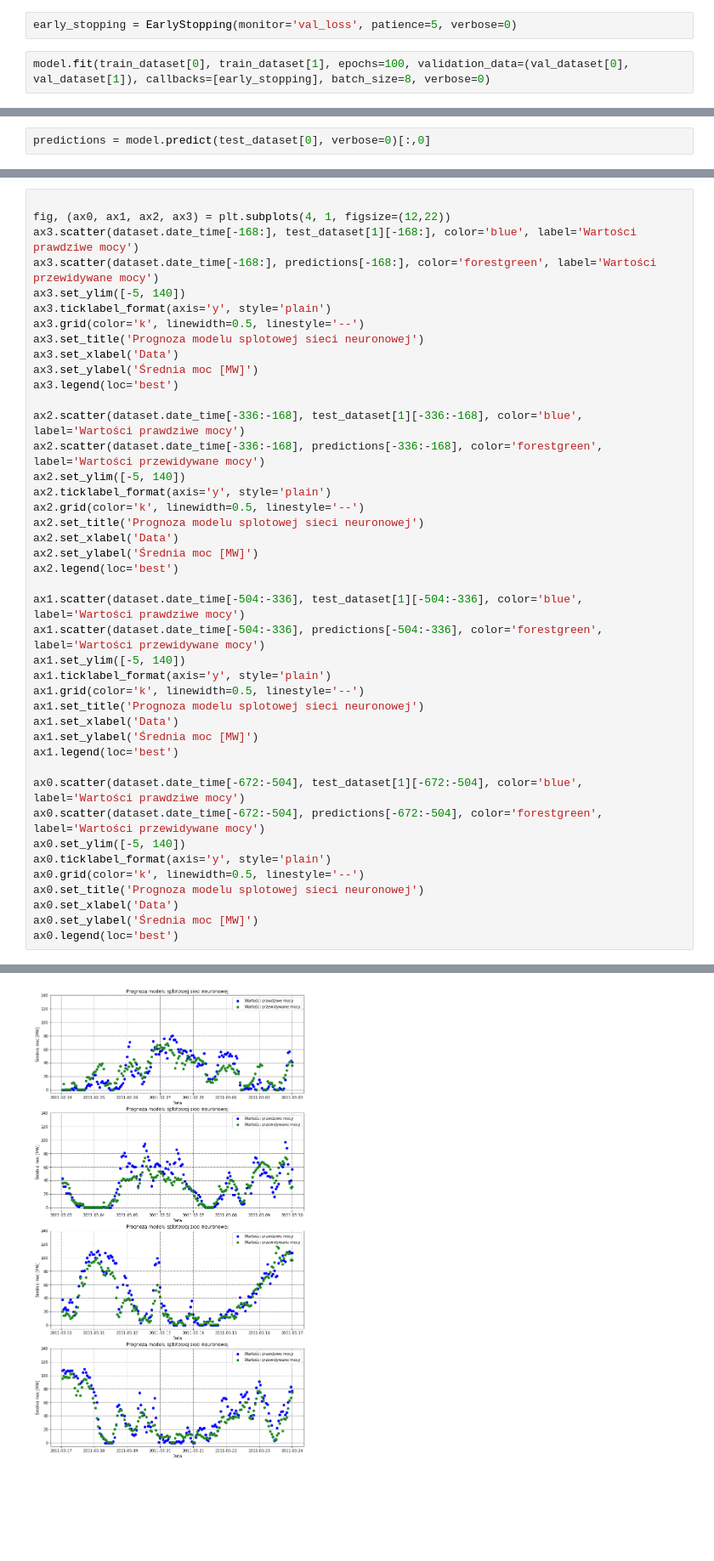
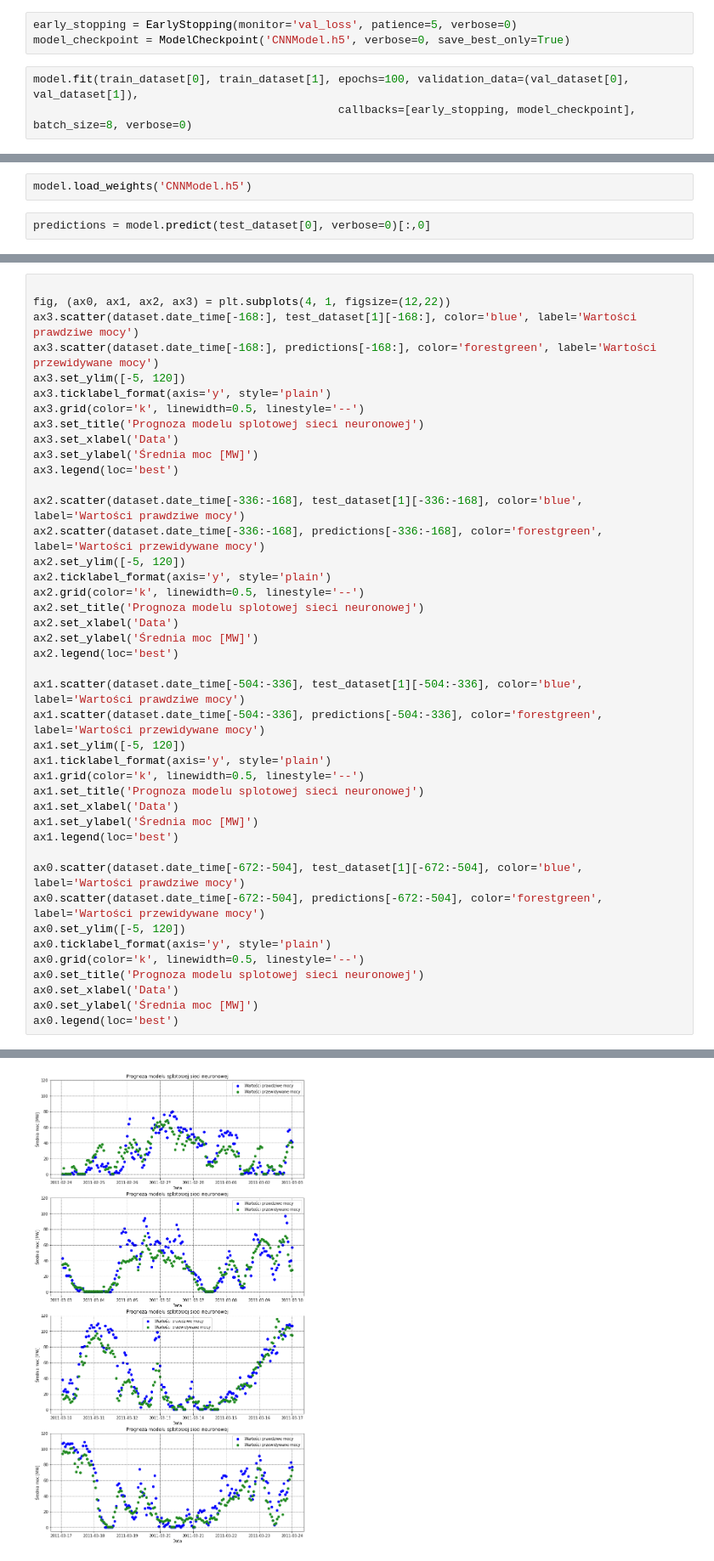
Before and after one commit to Dawidemm/wind-farm-power-forecasting, a Jupyter notebook: ForecastingCNN.ipynb, the cells around one changed output, grey strips where cells are left out. Shown: that part at 85% size. Saved outputs shown, nothing was run; the diff lists cells and outputs as text; blank space fills up the shorter version.

```diff
--- a/ForecastingCNN.ipynb
+++ b/ForecastingCNN.ipynb
@@ -39,7 +38,9 @@ model.add(Dense(units=1))
 model.compile(optimizer=Adam(0.0001), loss='mse')
 # %%
 early_stopping = EarlyStopping(monitor='val_loss', patience=5, verbose=0)
+model_checkpoint = ModelCheckpoint('CNNModel.h5', verbose=0, save_best_only=True)
 # %%
-model.fit(train_dataset[0], train_dataset[1], epochs=100, validation_data=(val_dataset[0], val_dataset[1]), callbacks=[early_stopping], batch_size=8, verbose=0)
+model.fit(train_dataset[0], train_dataset[1], epochs=100, validation_data=(val_dataset[0], val_dataset[1]),
+                                              callbacks=[early_stopping, model_checkpoint], batch_size=8, verbose=0)
 # %% [output]
 <keras.callbacks.History at 0x...>
@@ -46,3 +67,5 @@ model.fit(train_dataset[0], train_dataset[1], epochs=100, validation_data=(val_d
+# %%
+model.load_weights('CNNModel.h5')
 # %%
 predictions = model.predict(test_dataset[0], verbose=0)[:,0]
 # %%
@@ -71,7 +95,7 @@ plt.show()
 fig, (ax0, ax1, ax2, ax3) = plt.subplots(4, 1, figsize=(12,22))
 ax3.scatter(dataset.date_time[-168:], test_dataset[1][-168:], color='blue', label='Wartości prawdziwe mocy')
 ax3.scatter(dataset.date_time[-168:], predictions[-168:], color='forestgreen', label='Wartości przewidywane mocy')
-ax3.set_ylim([-5, 140])
+ax3.set_ylim([-5, 120])
 ax3.ticklabel_format(axis='y', style='plain')
 ax3.grid(color='k', linewidth=0.5, linestyle='--')
 ax3.set_title('Prognoza modelu splotowej sieci neuronowej')
@@ -80,37 +104,37 @@ ax3.set_ylabel('Średnia moc [MW]')
 ax3.legend(loc='best')
 
 ax2.scatter(dataset.date_time[-336:-168], test_dataset[1][-336:-168], color='blue', label='Wartości prawdziwe mocy')
 ax2.scatter(dataset.date_time[-336:-168], predictions[-336:-168], color='forestgreen', label='Wartości przewidywane mocy')
-ax2.set_ylim([-5, 140])
+ax2.set_ylim([-5, 120])
 ax2.ticklabel_format(axis='y', style='plain')
 ax2.grid(color='k', linewidth=0.5, linestyle='--')
 ax2.set_title('Prognoza modelu splotowej sieci neuronowej')
 ax2.set_xlabel('Data')
 ax2.set_ylabel('Średnia moc [MW]')
 ax2.legend(loc='best')
 
 ax1.scatter(dataset.date_time[-504:-336], test_dataset[1][-504:-336], color='blue', label='Wartości prawdziwe mocy')
 ax1.scatter(dataset.date_time[-504:-336], predictions[-504:-336], color='forestgreen', label='Wartości przewidywane mocy')
-ax1.set_ylim([-5, 140])
+ax1.set_ylim([-5, 120])
 ax1.ticklabel_format(axis='y', style='plain')
 ax1.grid(color='k', linewidth=0.5, linestyle='--')
 ax1.set_title('Prognoza modelu splotowej sieci neuronowej')
 ax1.set_xlabel('Data')
 ax1.set_ylabel('Średnia moc [MW]')
 ax1.legend(loc='best')
 
 ax0.scatter(dataset.date_time[-672:-504], test_dataset[1][-672:-504], color='blue', label='Wartości prawdziwe mocy')
 ax0.scatter(dataset.date_time[-672:-504], predictions[-672:-504], color='forestgreen', label='Wartości przewidywane mocy')
-ax0.set_ylim([-5, 140])
+ax0.set_ylim([-5, 120])
 ax0.ticklabel_format(axis='y', style='plain')
 ax0.grid(color='k', linewidth=0.5, linestyle='--')
 ax0.set_title('Prognoza modelu splotowej sieci neuronowej')
 ax0.set_xlabel('Data')
 ax0.set_ylabel('Średnia moc [MW]')
 ax0.legend(loc='best')
 # %% [output]
 <matplotlib.legend.Legend at 0x...>
-[figure, old version]
+[figure, new version]
 # %%
 plt.scatter(dataset.wind_speed[int(dataset.lenght * 0.9):], test_dataset[1], color='blue', label='Wartości prawdziwe mocy')
 plt.scatter(dataset.wind_speed[int(dataset.lenght * 0.9):], predictions, color='forestgreen', label='Wartości przewidywane mocy')
```
Also changed, not shown: parts of 5 cells of this notebook.
